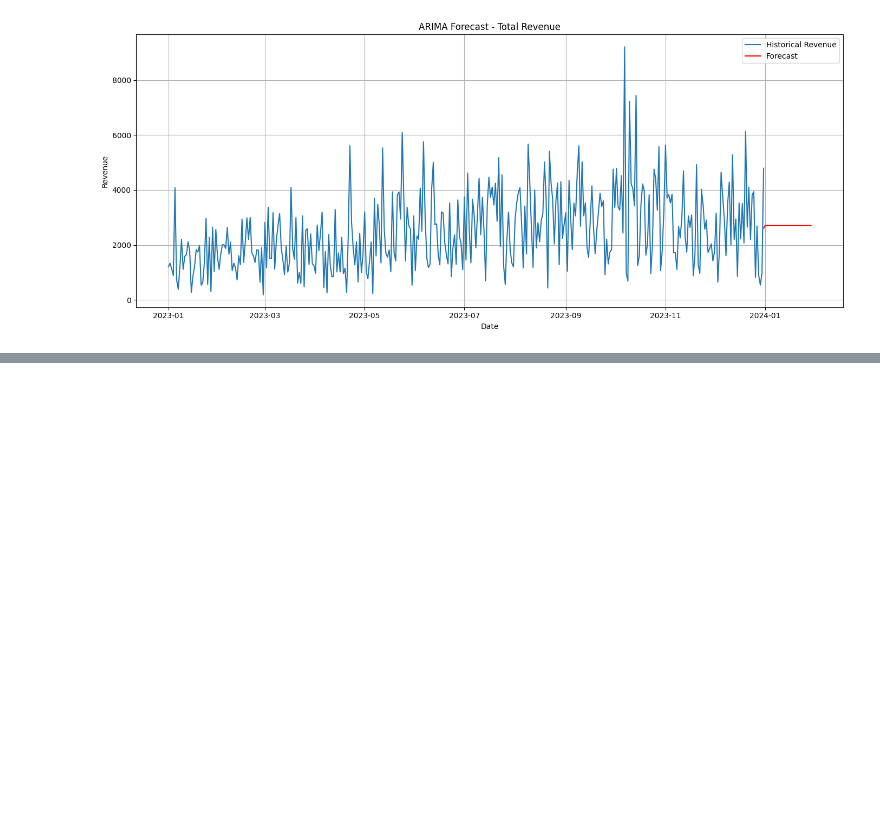
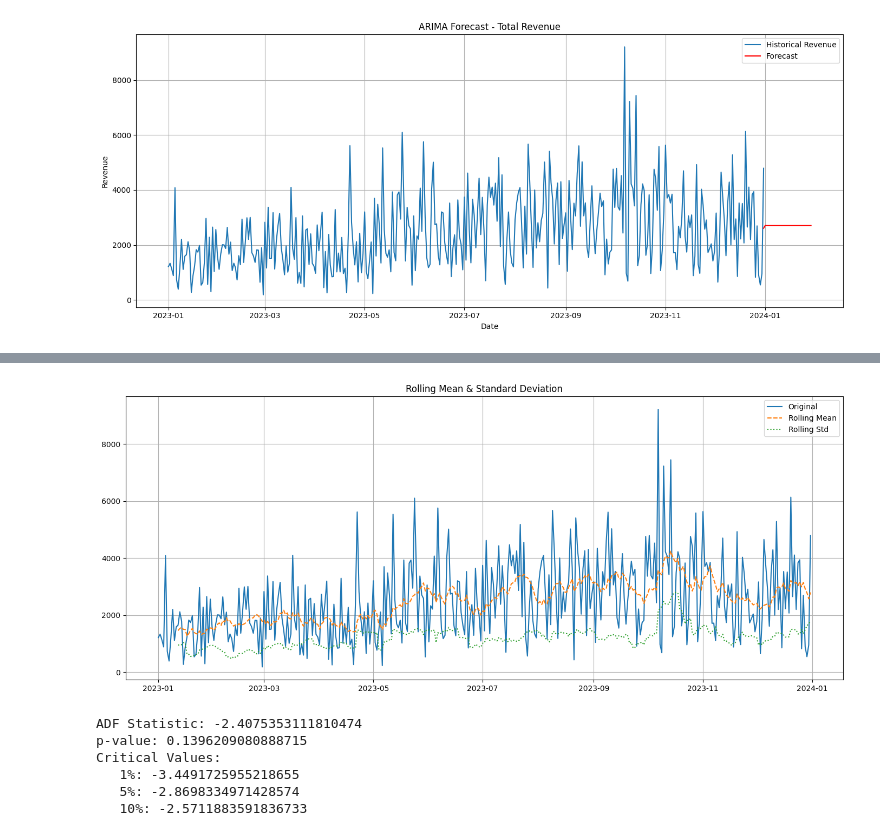
Before and after one commit to KaviV23/nttc-umhack, a Jupyter notebook: backend/EDA.ipynb, the cells around one changed output, grey strips where cells are left out. Cells and saved outputs as stored; diff of their text form; code cells hidden in the pictures; blank space fills up the shorter version.

```diff
--- a/backend/EDA.ipynb
+++ b/backend/EDA.ipynb
@@ -587,0 +599,41 @@ comparison_df[[
+# %%
+# PART 8: Stationarity Check - ADF Test and Rolling Plot
+import pandas as pd
+import matplotlib.pyplot as plt
+from statsmodels.tsa.stattools import adfuller
+
+# Convert to pandas Series
+ts = daily_sales_df.select(["order_date", "total_revenue"]).to_pandas()
+ts.set_index("order_date", inplace=True)
+
+# Plot rolling mean and standard deviation
+rolling_mean = ts["total_revenue"].rolling(window=12).mean()
+rolling_std = ts["total_revenue"].rolling(window=12).std()
+
+plt.figure(figsize=(14, 6))
+plt.plot(ts["total_revenue"], label="Original")
+plt.plot(rolling_mean, label="Rolling Mean", linestyle="--")
+plt.plot(rolling_std, label="Rolling Std", linestyle=":")
+plt.legend()
+plt.title("Rolling Mean & Standard Deviation")
+plt.grid()
+plt.tight_layout()
+plt.show()
+
+# Perform ADF test
+adf_result = adfuller(ts["total_revenue"])
+
+# Display results
+print("ADF Statistic:", adf_result[0])
+print("p-value:", adf_result[1])
+print("Critical Values:")
+for key, value in adf_result[4].items():
+    print(f"   {key}: {value}")
+# %% [output]
+[figure, added]
+ADF Statistic: -2.4075353111810474
+p-value: 0.1396209080888715
+Critical Values:
+   1%: -3.4491725955218655
+   5%: -2.8698334971428574
+   10%: -2.5711883591836733
```
Also changed, not shown: parts of 12 cells of this notebook.
